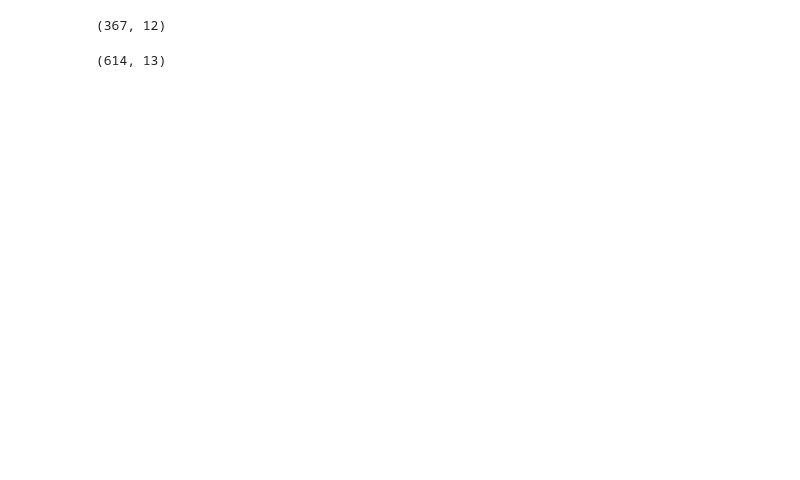
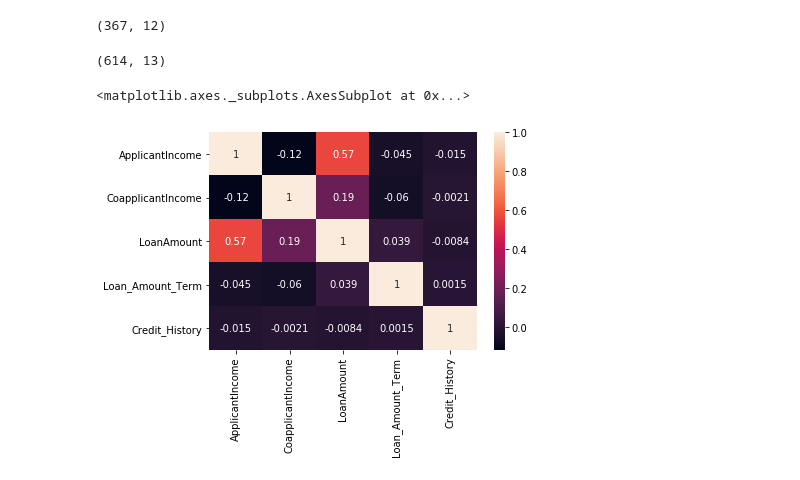
Before and after one commit to SmartPracticeschool/llSPS-INT-1485-EDA-Loan-Status-Prediction, a Jupyter notebook: Loan Status Prediction.ipynb, the cells around one changed output. Saved outputs shown, nothing was run; the diff lists cells and outputs as text; code cells hidden in the pictures; blank space fills up the shorter version.

```diff
--- a/Loan Status Prediction.ipynb
+++ b/Loan Status Prediction.ipynb
@@ -39,3 +47,8 @@ test_data.shape
 train_data.shape
 # %% [output]
 (614, 13)
+# %%
+sns.heatmap(train_data.corr(),annot = True)
+# %% [output]
+<matplotlib.axes._subplots.AxesSubplot at 0x...>
+[figure, added]
```
Also changed, not shown: parts of 7 cells of this notebook.
